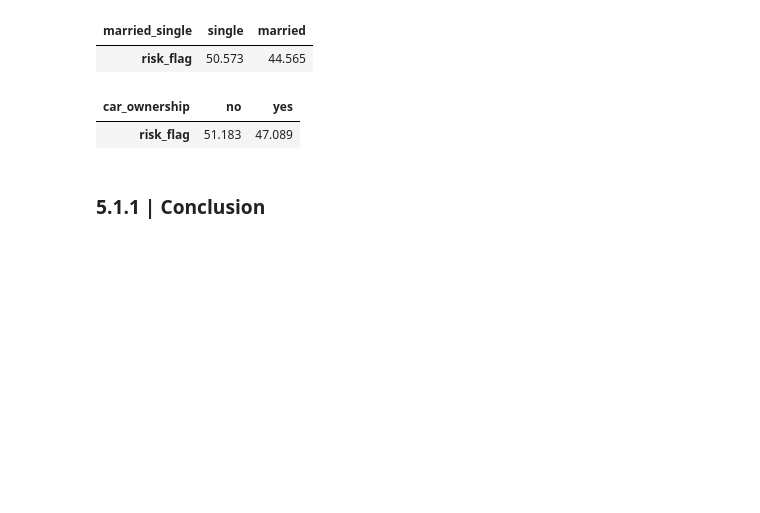
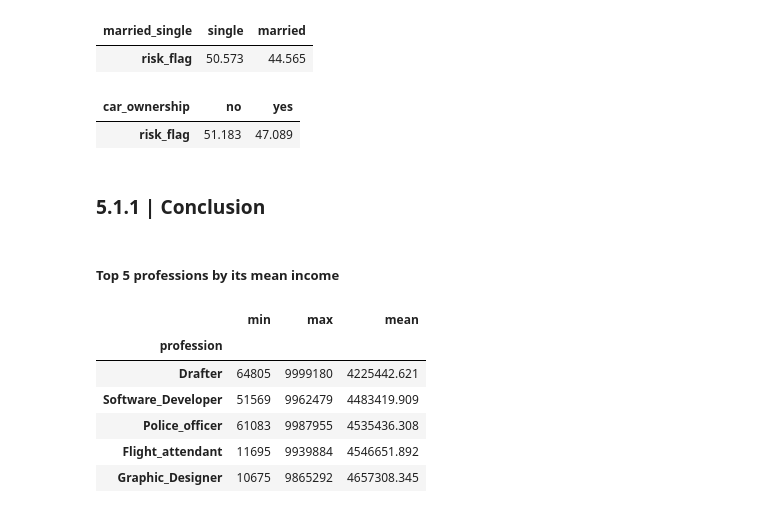
Before and after one commit to masete/Loan-Prediction-based-on-Customer-Behaviour, a Jupyter notebook: eda.ipynb, the cells around one changed output. Cells and saved outputs as stored; diff of their text form; code cells hidden in the pictures; blank space fills up the shorter version.

Commit message:
top 5 professions by its mean

```diff
--- a/eda.ipynb
+++ b/eda.ipynb
@@ -677,3 +679,15 @@ loan.groupby("car_ownership").risk_flag.apply(lambda x: (x.sum() / x.size) * 100
 | risk_flag | 51.183 | 47.089 |
 # %% [markdown]
 ### 5.1.1 | Conclusion
+# %% [markdown]
+##### Top 5 professions by its mean income
+# %%
+loan.groupby("profession")["income"].agg(["min", "max", "mean"]).sort_values(by="mean" ascending=False).head()
+# %% [output]
+|  | min | max | mean |
+| profession |  |  |  |
+| Drafter | 64805 | 9999180 | 4225442.621 |
+| Software_Developer | 51569 | 9962479 | 4483419.909 |
+| Police_officer | 61083 | 9987955 | 4535436.308 |
+| Flight_attendant | 11695 | 9939884 | 4546651.892 |
+| Graphic_Designer | 10675 | 9865292 | 4657308.345 |
```
Also changed, not shown: parts of 2 cells of this notebook.
